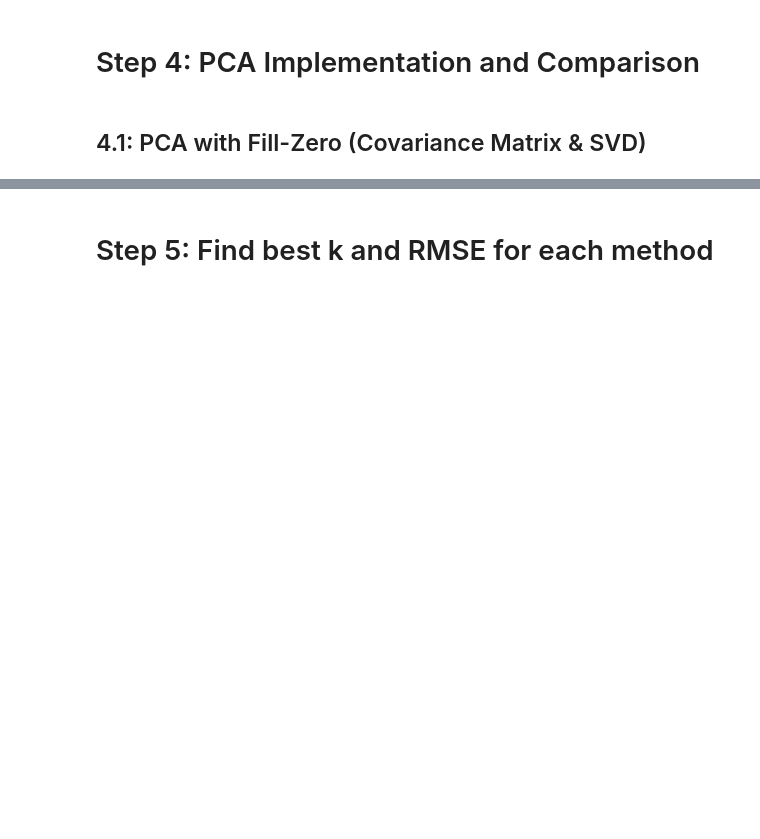
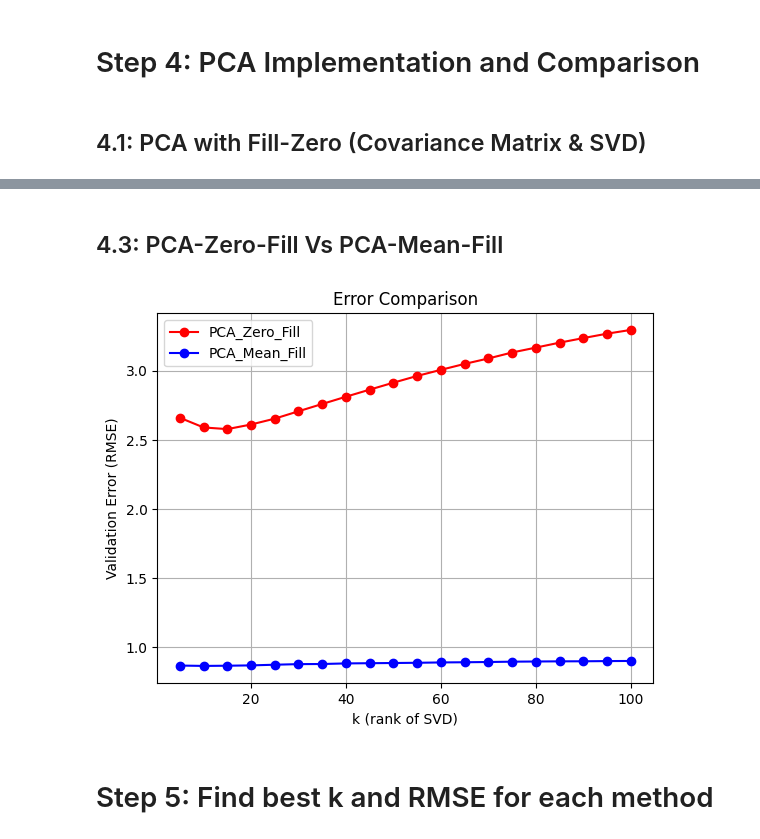
Before and after one commit to pouriaSameti/Mathematics-For-Data-Science, a Jupyter notebook: Project 2/code.ipynb, the cells around one changed output, grey strips where cells are left out. Cells and saved outputs as stored; diff of their text form; code cells hidden in the pictures; blank space fills up the shorter version.

```diff
--- a/Project 2/code.ipynb
+++ b/Project 2/code.ipynb
@@ -347,3 +349,18 @@ plt.show()
+# %% [markdown]
+## 4.3: PCA-Zero-Fill Vs PCA-Mean-Fill
+# %%
+plt.plot(k_values, pca_svd_zero, label="PCA_Zero_Fill", marker='o', color='red')
+plt.plot(k_values, pca_svd_mean, label="PCA_Mean_Fill", marker='o', color='blue')
+
+plt.xlabel("k (rank of SVD)")
+plt.ylabel("Validation Error (RMSE)")
+plt.title("Error Comparison")
+plt.legend()
+plt.grid(True)
+
+plt.show()
+# %% [output]
+[figure, added]
 # %% [markdown]
 # Step 5: Find best k and RMSE for each method
 # %%
```
Also changed, not shown: parts of 6 cells of this notebook.
